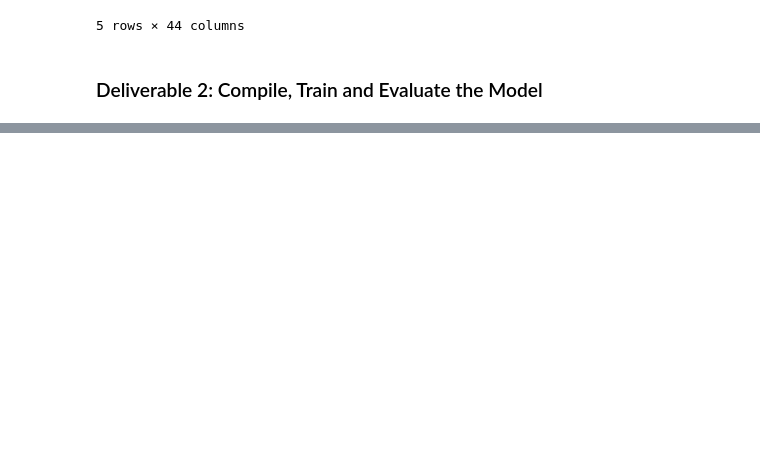
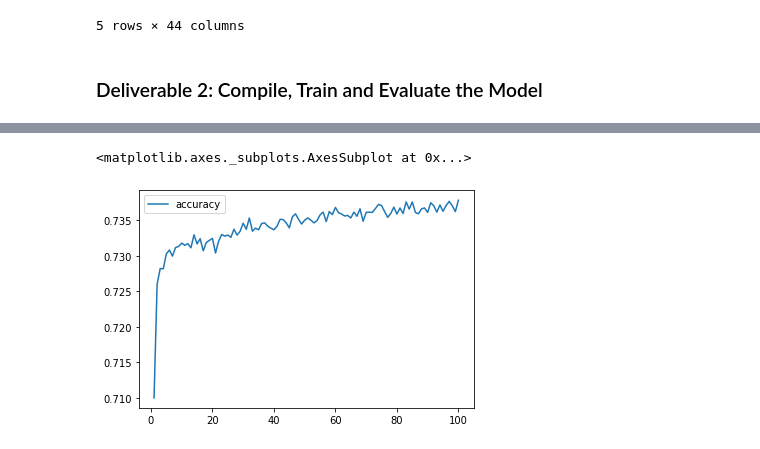
Before and after one commit to ArmineKhanan/Neural_Network_Charity_Analysis, a Jupyter notebook: AlphabetSoupCharity.ipynb, the cells around one changed output, grey strips where cells are left out. Cells and saved outputs as stored; diff of their text form; code cells hidden in the pictures; blank space fills up the shorter version.

```diff
--- a/AlphabetSoupCharity.ipynb
+++ b/AlphabetSoupCharity.ipynb
@@ -230,0 +323,6 @@ print(f"Loss: {model_loss}, Accuracy: {model_accuracy}")
+# %%
+# Plot the accuracy
+history_df.plot(y="accuracy")
+# %% [output]
+<matplotlib.axes._subplots.AxesSubplot at 0x...>
+[figure, added]
```
Also changed, not shown: parts of 13 cells of this notebook.
